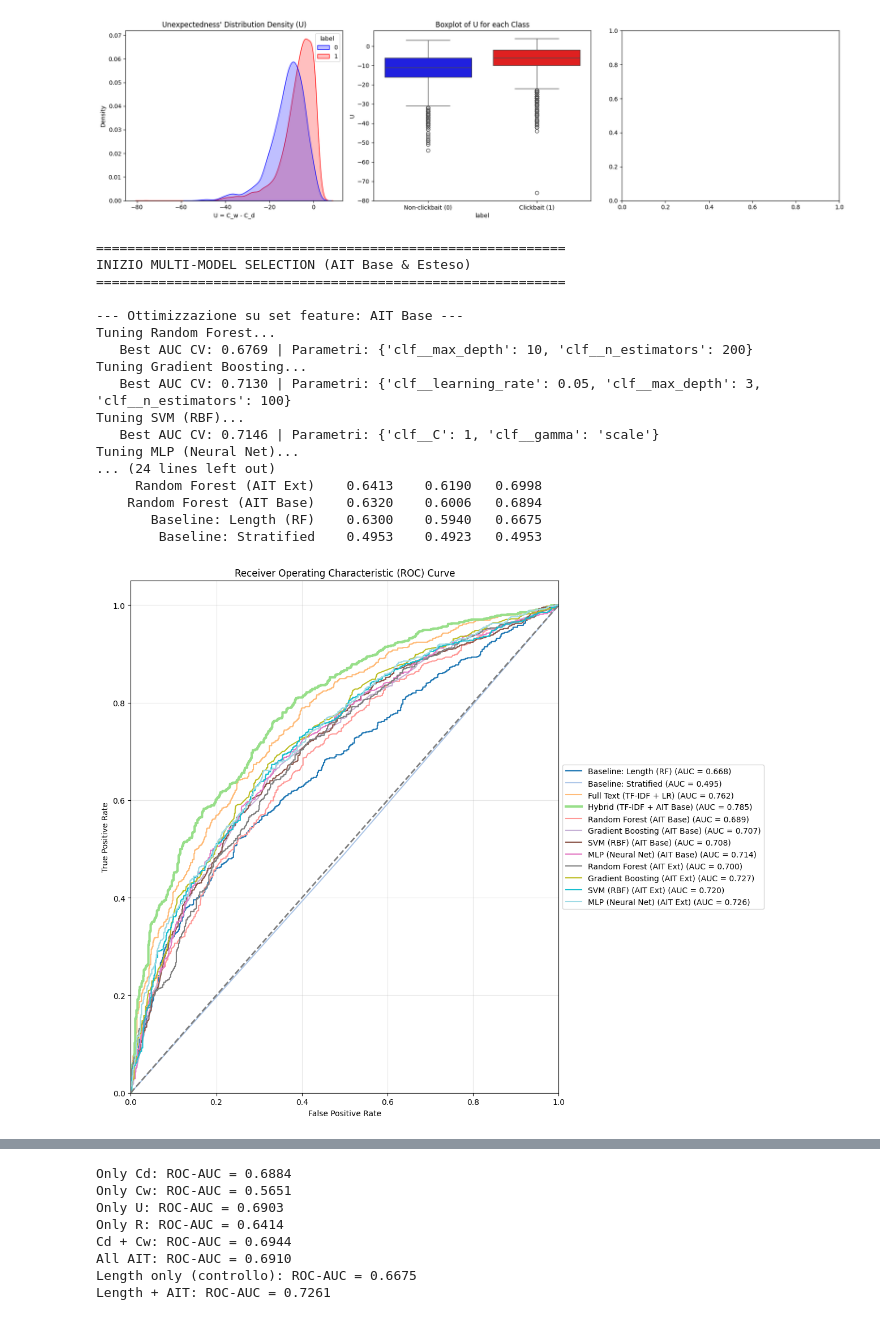
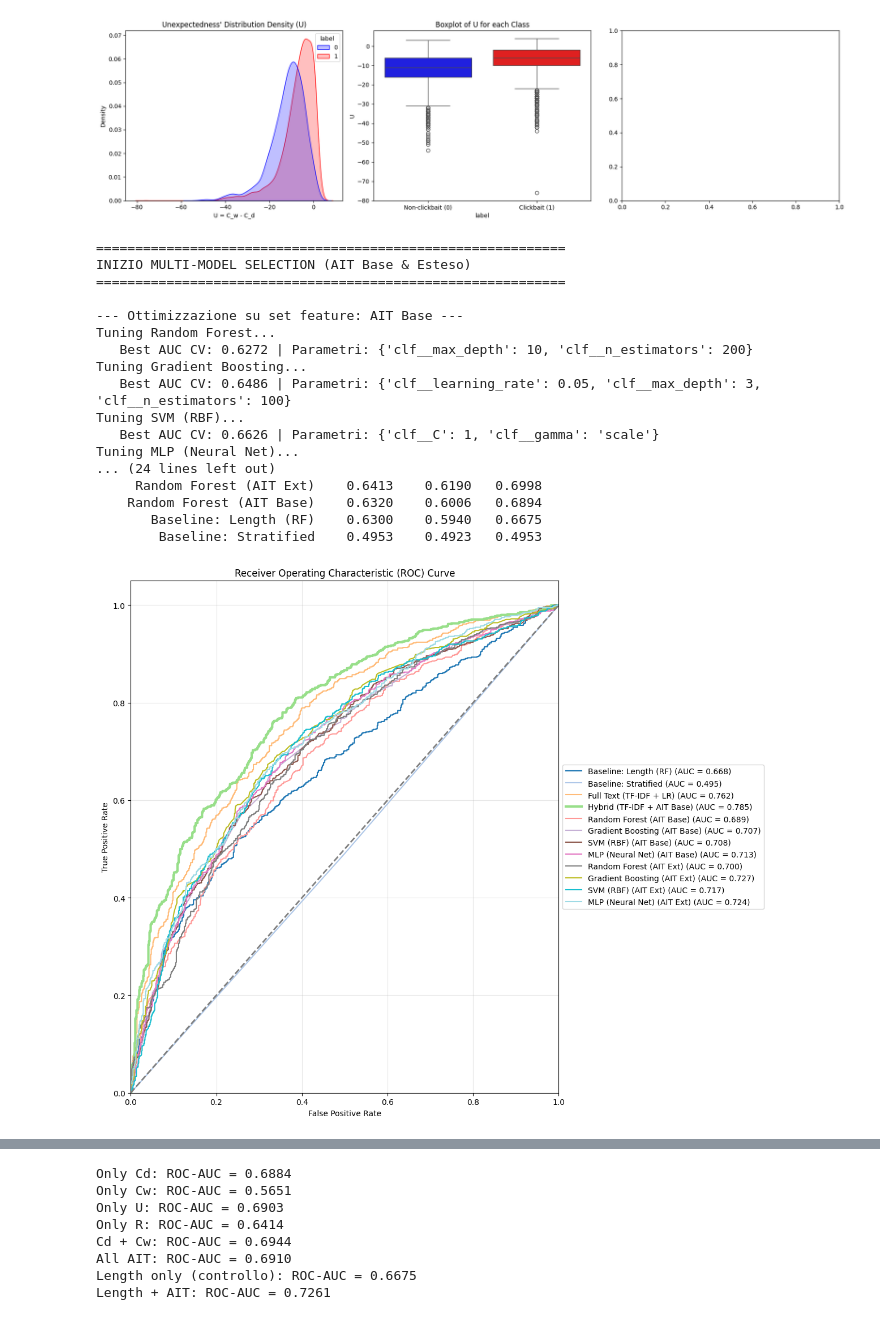
Before and after one commit to AlessiaSerra/Clickbait-Detection, a Jupyter notebook: File.ipynb, the cells around one changed output, grey strips where cells are left out. Drawn from its saved outputs; the diff is of its cells as text; code cells hidden in the pictures.

```diff
--- a/File.ipynb
+++ b/File.ipynb
@@ -349,7 +349,7 @@ for set_name, (X_tr, X_te) in feature_sets.items():
             estimator=pipeline,
             param_grid=param_grid,
             cv=3,                 # Abbassato a 3 per velocizzare, mettilo a 5 se hai tempo
-            scoring='roc_auc',
+            scoring='f1_macro',
             n_jobs=-1,
             verbose=0
         )
@@ -428,37 +428,37 @@ rows = math.ceil(n_models / cols)
 fig, axes = plt.subplots(rows, cols, figsize=(20, 4 * rows))
 axes = axes.flatten()
 
 for idx, (name, preds) in enumerate(models.items()):
     cm = confusion_matrix(y_test, preds)
     sns.heatmap(cm, annot=True, fmt="d", cmap="Blues", ax=axes[idx], cbar=False,
                 xticklabels=["Non-click", "Click"], yticklabels=["Non-click", "Click"])
     axes[idx].set_title(name, fontsize=10)
     axes[idx].set_xlabel("Predicted"); axes[idx].set_ylabel("Actual")
 
 # Nascondi gli assi vuoti in eccesso
 for idx in range(n_models, len(axes)):
     fig.delaxes(axes[idx])
 
 plt.tight_layout(); plt.show()
 # %% [output]
 ============================================================
 INIZIO MULTI-MODEL SELECTION (AIT Base & Esteso)
 ============================================================
 
 --- Ottimizzazione su set feature: AIT Base ---
 Tuning Random Forest...
-   Best AUC CV: 0.6769 | Parametri: {'clf__max_depth': 10, 'clf__n_estimators': 200}
+   Best AUC CV: 0.6272 | Parametri: {'clf__max_depth': 10, 'clf__n_estimators': 200}
 Tuning Gradient Boosting...
-   Best AUC CV: 0.7130 | Parametri: {'clf__learning_rate': 0.05, 'clf__max_depth': 3, 'clf__n_estimators': 100}
+   Best AUC CV: 0.6486 | Parametri: {'clf__learning_rate': 0.05, 'clf__max_depth': 3, 'clf__n_estimators': 100}
 Tuning SVM (RBF)...
-   Best AUC CV: 0.7146 | Parametri: {'clf__C': 1, 'clf__gamma': 'scale'}
+   Best AUC CV: 0.6626 | Parametri: {'clf__C': 1, 'clf__gamma': 'scale'}
 Tuning MLP (Neural Net)...
 ... (24 lines left out)
      Random Forest (AIT Ext)    0.6413    0.6190   0.6998
     Random Forest (AIT Base)    0.6320    0.6006   0.6894
        Baseline: Length (RF)    0.6300    0.5940   0.6675
         Baseline: Stratified    0.4953    0.4923   0.4953
-[figure, old version]
+[figure, new version]
 [figure]
 # %%
 # Ablation
```
